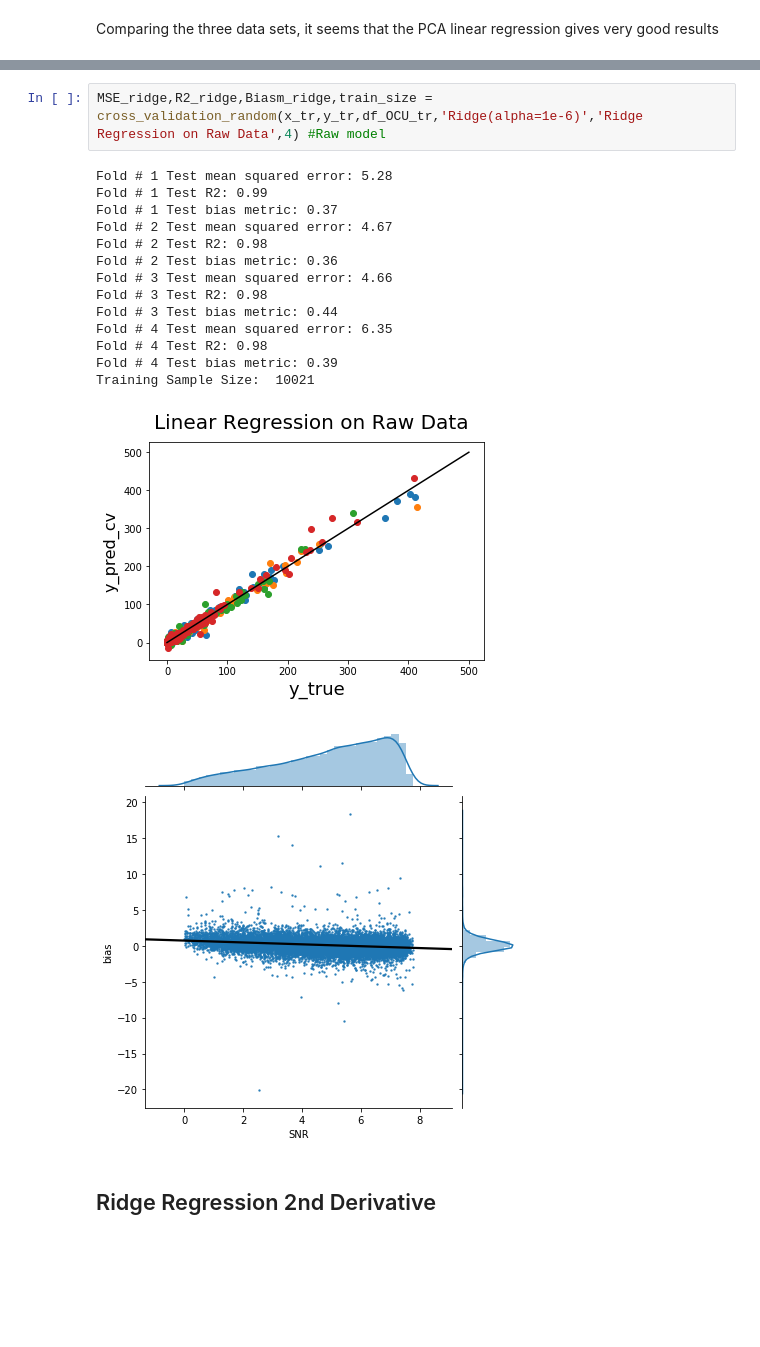
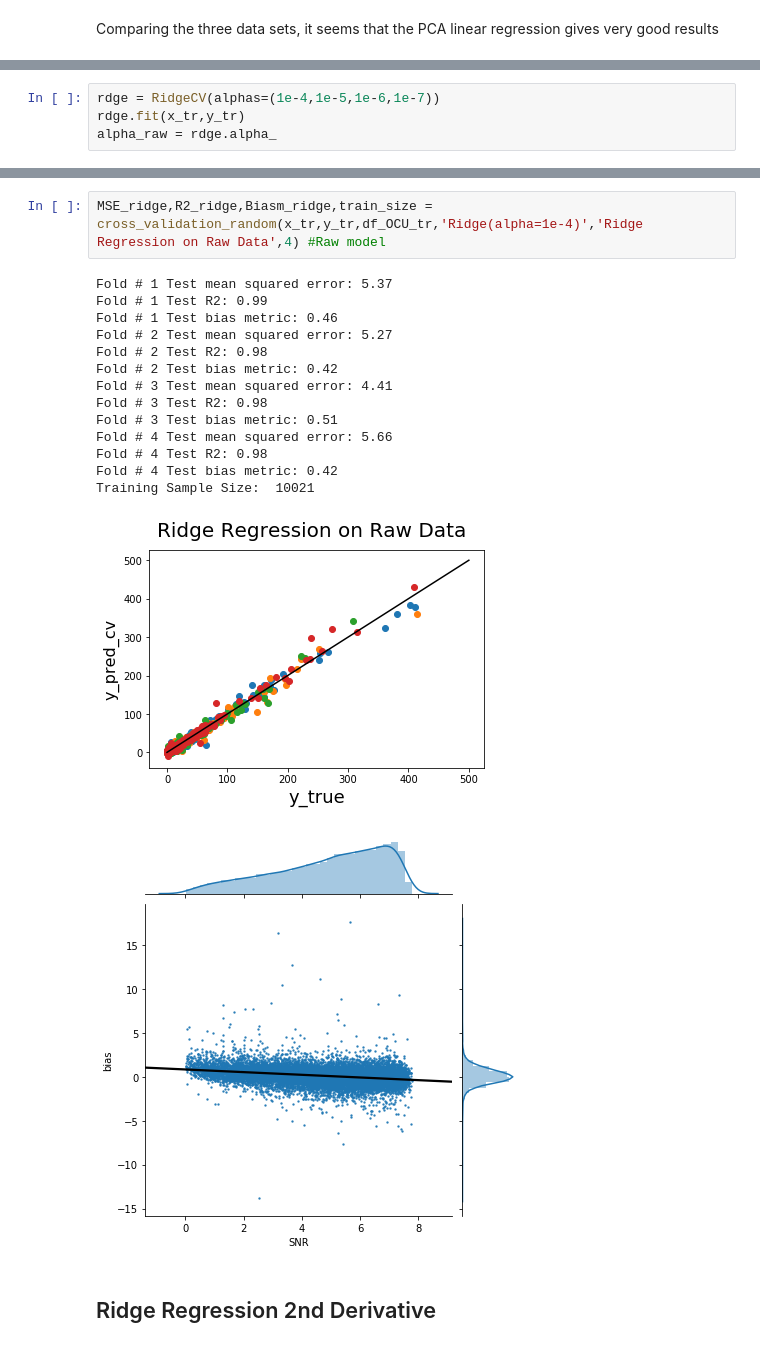
Before and after one commit to zweili/ml_project_2, a Jupyter notebook: Final Notebook.ipynb, the cells around one changed output, grey strips where cells are left out. Cells and saved outputs as stored; diff of their text form; blank space fills up the shorter version.

Commit message:
Changed Ridge regression to find the optimal lambda based on training before

```diff
--- a/Final Notebook.ipynb
+++ b/Final Notebook.ipynb
@@ -452,0 +456,4 @@ We will implement ridge regression with an alpha obtained by trial an error tryi
+# %%
+rdge = RidgeCV(alphas=(1e-4,1e-5,1e-6,1e-7))
+rdge.fit(x_tr,y_tr)
+alpha_raw = rdge.alpha_
@@ -453,20 +464,20 @@ We will implement ridge regression with an alpha obtained by trial an error tryi
 # %%
-MSE_ridge,R2_ridge,Biasm_ridge,train_size = cross_validation_random(x_tr,y_tr,df_OCU_tr,'Ridge(alpha=1e-6)','Ridge Regression on Raw Data',4) #Raw model
+MSE_ridge,R2_ridge,Biasm_ridge,train_size = cross_validation_random(x_tr,y_tr,df_OCU_tr,'Ridge(alpha=1e-4)','Ridge Regression on Raw Data',4) #Raw model
 # %% [output]
-Fold # 1 Test mean squared error: 5.28
+Fold # 1 Test mean squared error: 5.37
 Fold # 1 Test R2: 0.99
-Fold # 1 Test bias metric: 0.37
-Fold # 2 Test mean squared error: 4.67
+Fold # 1 Test bias metric: 0.46
+Fold # 2 Test mean squared error: 5.27
 Fold # 2 Test R2: 0.98
-Fold # 2 Test bias metric: 0.36
-Fold # 3 Test mean squared error: 4.66
+Fold # 2 Test bias metric: 0.42
+Fold # 3 Test mean squared error: 4.41
 Fold # 3 Test R2: 0.98
-Fold # 3 Test bias metric: 0.44
-Fold # 4 Test mean squared error: 6.35
+Fold # 3 Test bias metric: 0.51
+Fold # 4 Test mean squared error: 5.66
 Fold # 4 Test R2: 0.98
-Fold # 4 Test bias metric: 0.39
+Fold # 4 Test bias metric: 0.42
 Training Sample Size:  10021
-[figure, old version]
+[figure, new version]
-[figure, old version]
+[figure, new version]
 # %% [markdown]
 ## Ridge Regression 2nd Derivative
```
Also changed, not shown: parts of 13 cells of this notebook.
